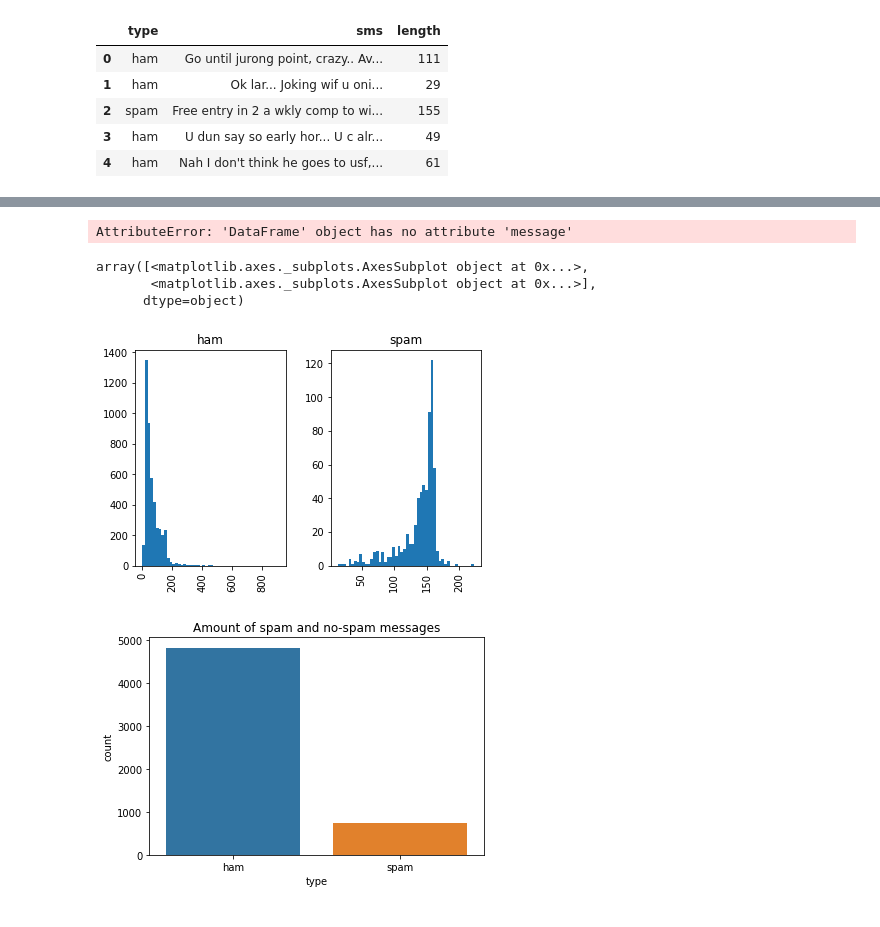
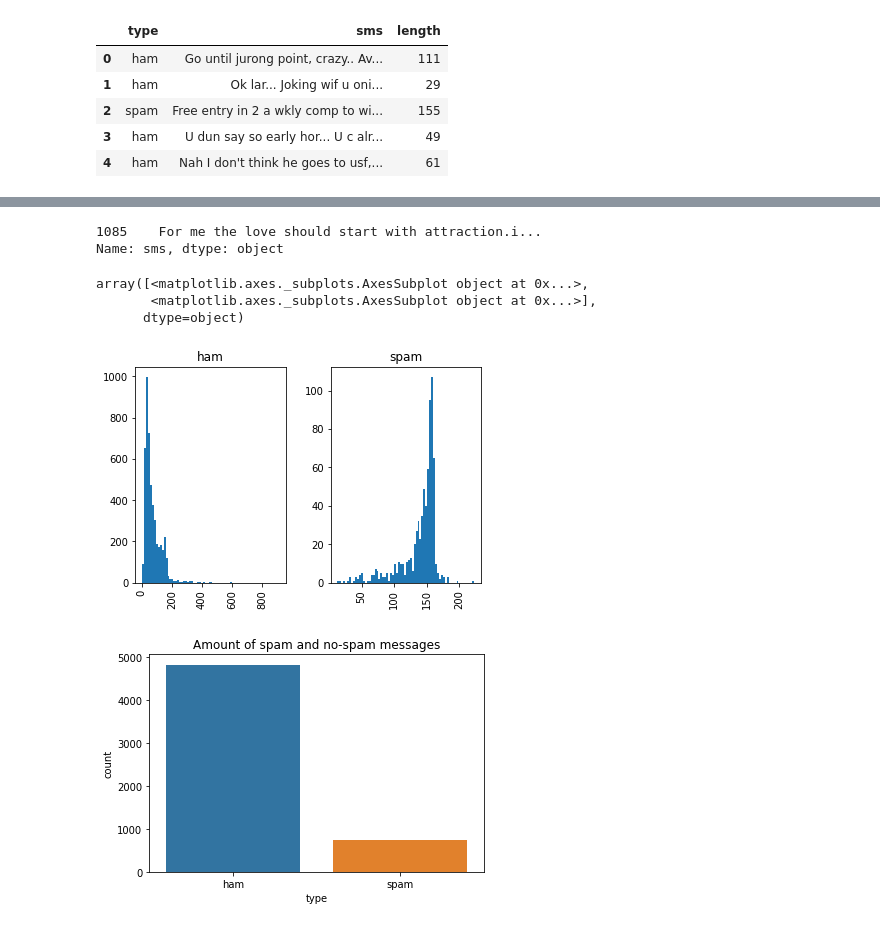
Before and after one commit to nsumlcse533/ctmnlp, a Jupyter notebook: 1935376/smsnlprajib.ipynb, the cells around one changed output, grey strips where cells are left out. Cells and saved outputs as stored; diff of their text form; code cells hidden in the pictures.

```diff
--- a/1935376/smsnlprajib.ipynb
+++ b/1935376/smsnlprajib.ipynb
@@ -106,17 +113,17 @@ Name: length, dtype: float64
 # %%
-#What is that super long message?
-
-list(df.message[df.length > 900])
+#What is the long message?
+print(df.sms[df.length > 900])
 # %% [output]
-AttributeError: 'DataFrame' object has no attribute 'message'
+1085    For me the love should start with attraction.i...
+Name: sms, dtype: object
 # %%
-# Is there any difference in message length between spam and ham?
-df.hist(column='length', by='type', bins=50)
+# Difference in message length between spam and ham.
+df.hist(column='length', by='type', bins=70)
 # %% [output]
 array([<matplotlib.axes._subplots.AxesSubplot object at 0x...>,
        <matplotlib.axes._subplots.AxesSubplot object at 0x...>],
       dtype=object)
-[figure, old version]
+[figure, new version]
 # %%
 #compare the types of HAM (non SPAM) vs SPAM
 sns.countplot(data = df, x= df["type"]).set_title("Amount of spam and no-spam messages")
```
Also changed, not shown: parts of 25 cells of this notebook.
